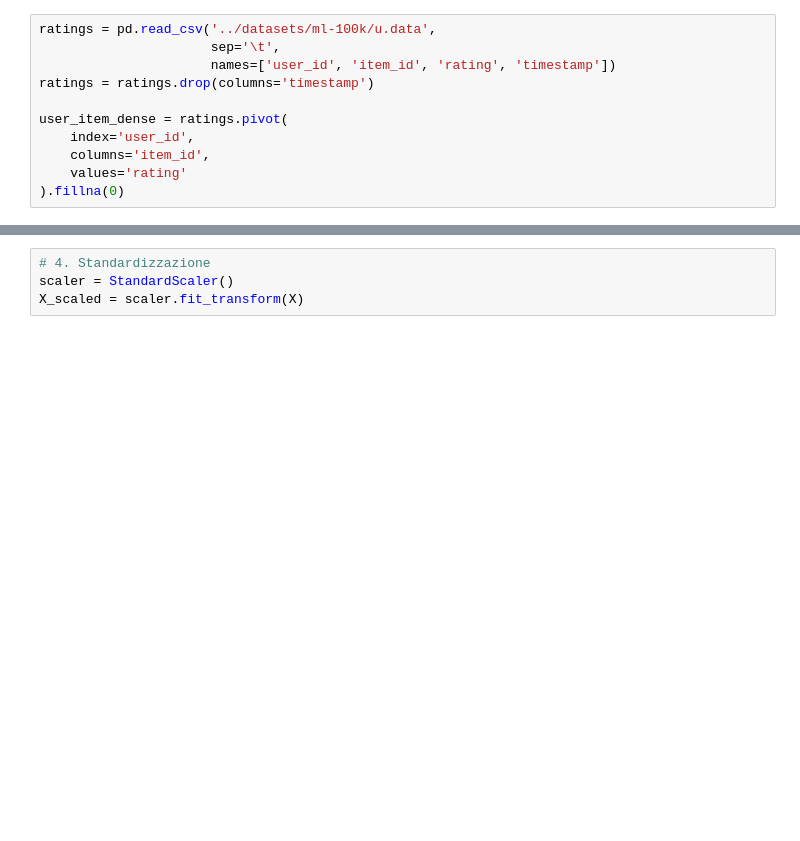
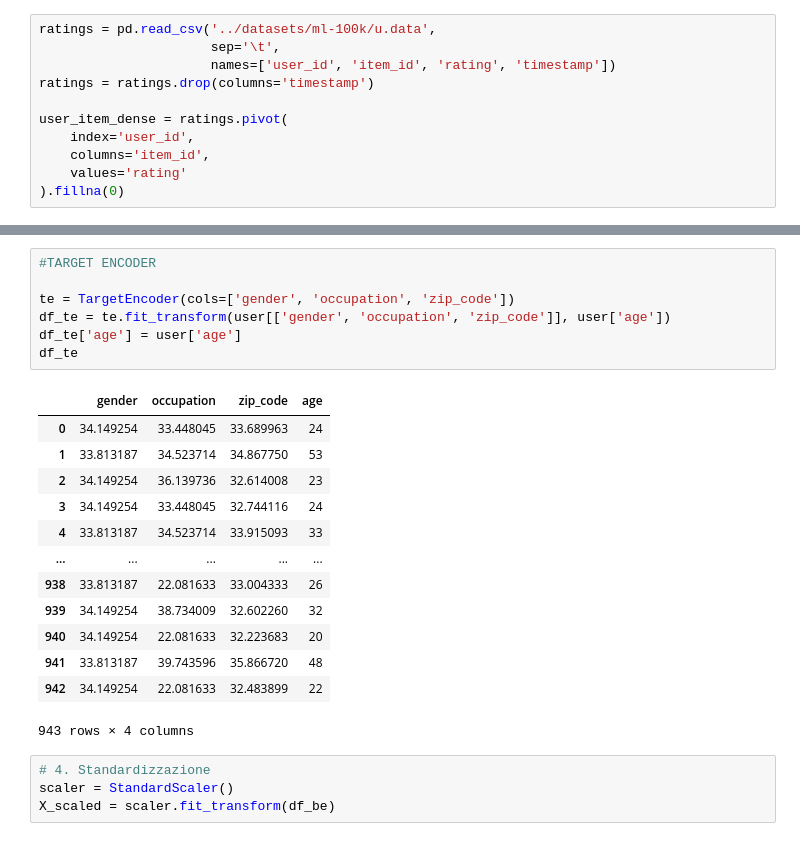
Before and after one commit to ChrisLoc2001/Recommender-Systems, a Jupyter notebook: Content/content-based_Aggl.ipynb, the cells around one changed output, grey strips where cells are left out. Cells and saved outputs as stored; diff of their text form; blank space fills up the shorter version.

```diff
--- a/Content/content-based_Aggl.ipynb
+++ b/Content/content-based_Aggl.ipynb
@@ -64,7 +79,28 @@ df_le = user[['user_id','age','gender_le','occupation_le', 'zip_le']]
+# %%
+#TARGET ENCODER
+
+te = TargetEncoder(cols=['gender', 'occupation', 'zip_code'])
+df_te = te.fit_transform(user[['gender', 'occupation', 'zip_code']], user['age'])
+df_te['age'] = user['age']
+df_te
+# %% [output]
+|  | gender | occupation | zip_code | age |
+| 0 | 34.149254 | 33.448045 | 33.689963 | 24 |
+| 1 | 33.813187 | 34.523714 | 34.867750 | 53 |
+| 2 | 34.149254 | 36.139736 | 32.614008 | 23 |
+| 3 | 34.149254 | 33.448045 | 32.744116 | 24 |
+| 4 | 33.813187 | 34.523714 | 33.915093 | 33 |
+| ... | ... | ... | ... | ... |
+| 938 | 33.813187 | 22.081633 | 33.004333 | 26 |
+| 939 | 34.149254 | 38.734009 | 32.602260 | 32 |
+| 940 | 34.149254 | 22.081633 | 32.223683 | 20 |
+| 941 | 33.813187 | 39.743596 | 35.866720 | 48 |
+| 942 | 34.149254 | 22.081633 | 32.483899 | 22 |
+943 rows × 4 columns
 # %%
 # 4. Standardizzazione
 scaler = StandardScaler()
-X_scaled = scaler.fit_transform(X)
+X_scaled = scaler.fit_transform(df_be)
 # %%
 # 6. Trova numero ottimale di cluster via Silhouette Score
 sil_scores = []
```
Also changed, not shown: parts of 14 cells of this notebook, 2 other files.
